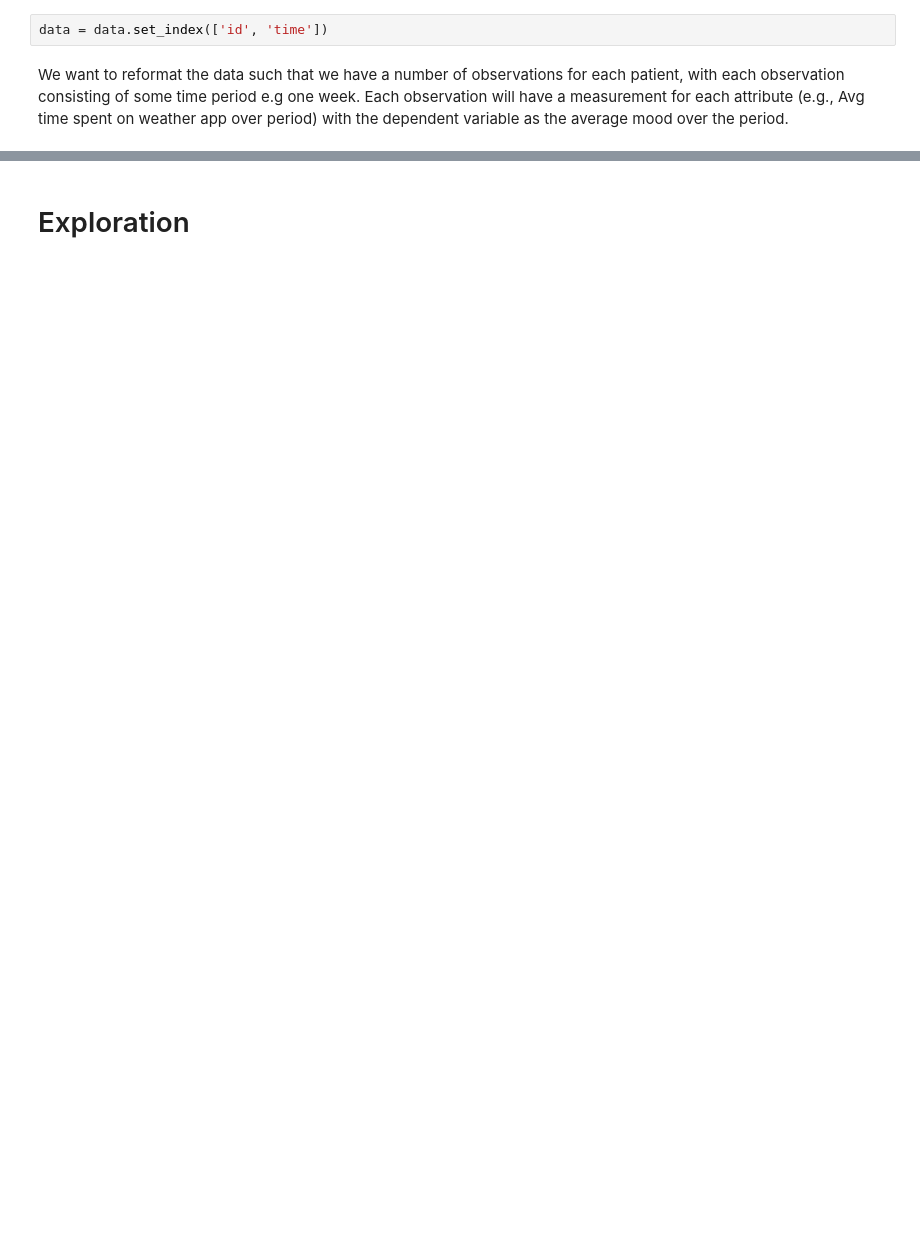
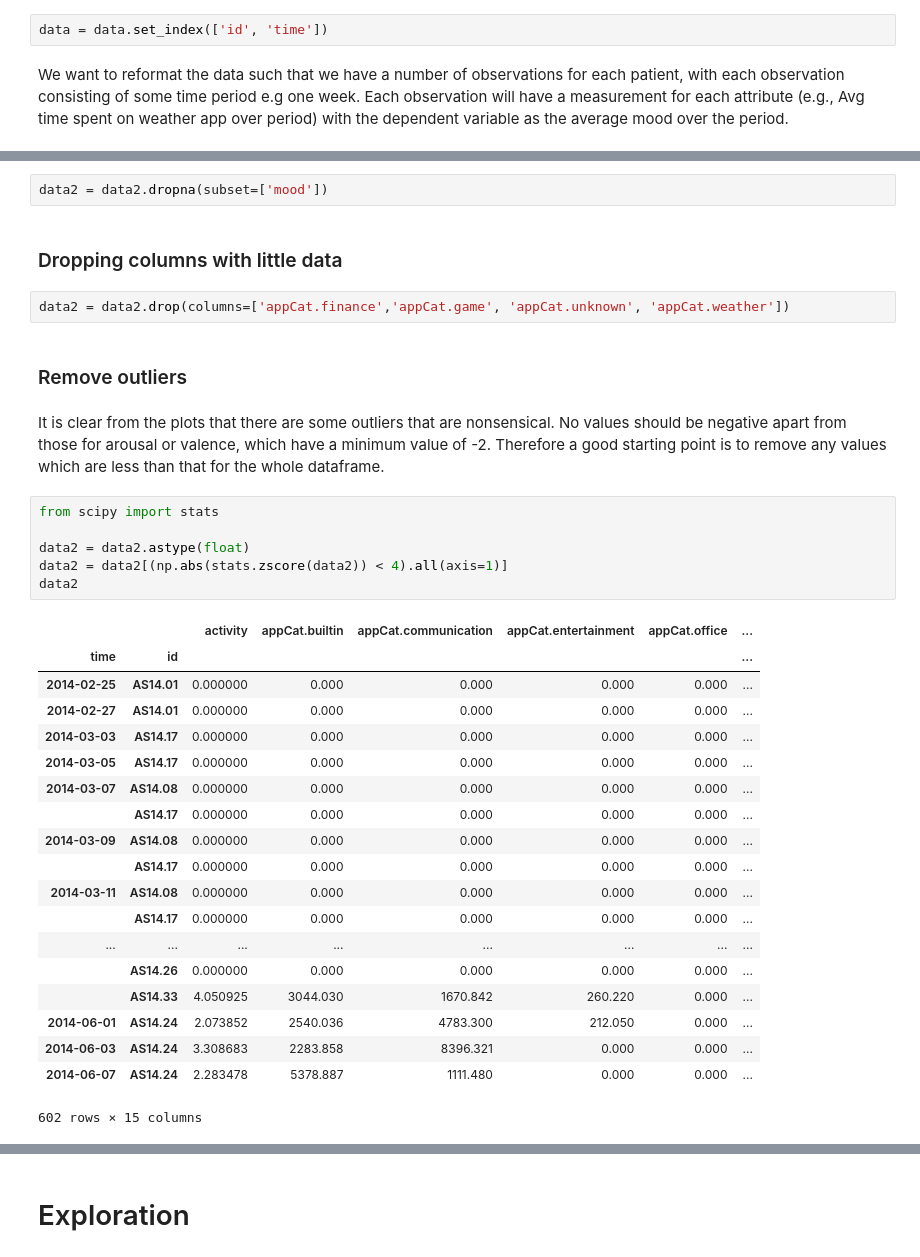
Before and after one commit to jelrae/dataMineAss1, a Jupyter notebook: DMT1.ipynb, the cells around one changed output, grey strips where cells are left out. Saved outputs shown, nothing was run; the diff lists cells and outputs as text; blank space fills up the shorter version.

```diff
--- a/DMT1.ipynb
+++ b/DMT1.ipynb
@@ -31,0 +42,36 @@ data2.head()
+# %%
+data2 = data2.dropna(subset=['mood'])
+# %% [markdown]
+### Dropping columns with little data
+# %%
+data2 = data2.drop(columns=['appCat.finance','appCat.game', 'appCat.unknown', 'appCat.weather'])
+# %% [markdown]
+### Remove outliers
+# %% [markdown]
+It is clear from the plots that there are some outliers that are nonsensical. No values should be negative apart from those for arousal or valence, which have a minimum value of -2. Therefore a good starting point is to remove any values which are less than that for the whole dataframe.
+# %%
+from scipy import stats
+
+data2 = data2.astype(float)
+data2 = data2[(np.abs(stats.zscore(data2)) < 4).all(axis=1)]
+data2
+# %% [output]
+|  |  | activity | appCat.builtin | appCat.communication | appCat.entertainment | appCat.office | ... |
+| time | id |  |  |  |  |  | ... |
+| 2014-02-25 | AS14.01 | 0.000000 | 0.000 | 0.000 | 0.000 | 0.000 | ... |
+| 2014-02-27 | AS14.01 | 0.000000 | 0.000 | 0.000 | 0.000 | 0.000 | ... |
+| 2014-03-03 | AS14.17 | 0.000000 | 0.000 | 0.000 | 0.000 | 0.000 | ... |
+| 2014-03-05 | AS14.17 | 0.000000 | 0.000 | 0.000 | 0.000 | 0.000 | ... |
+| 2014-03-07 | AS14.08 | 0.000000 | 0.000 | 0.000 | 0.000 | 0.000 | ... |
+|  | AS14.17 | 0.000000 | 0.000 | 0.000 | 0.000 | 0.000 | ... |
+| 2014-03-09 | AS14.08 | 0.000000 | 0.000 | 0.000 | 0.000 | 0.000 | ... |
+|  | AS14.17 | 0.000000 | 0.000 | 0.000 | 0.000 | 0.000 | ... |
+| 2014-03-11 | AS14.08 | 0.000000 | 0.000 | 0.000 | 0.000 | 0.000 | ... |
+|  | AS14.17 | 0.000000 | 0.000 | 0.000 | 0.000 | 0.000 | ... |
+| ... | ... | ... | ... | ... | ... | ... | ... |
+|  | AS14.26 | 0.000000 | 0.000 | 0.000 | 0.000 | 0.000 | ... |
+|  | AS14.33 | 4.050925 | 3044.030 | 1670.842 | 260.220 | 0.000 | ... |
+| 2014-06-01 | AS14.24 | 2.073852 | 2540.036 | 4783.300 | 212.050 | 0.000 | ... |
+| 2014-06-03 | AS14.24 | 3.308683 | 2283.858 | 8396.321 | 0.000 | 0.000 | ... |
+| 2014-06-07 | AS14.24 | 2.283478 | 5378.887 | 1111.480 | 0.000 | 0.000 | ... |
+602 rows × 15 columns
```
Also changed, not shown: parts of 46 cells of this notebook.
